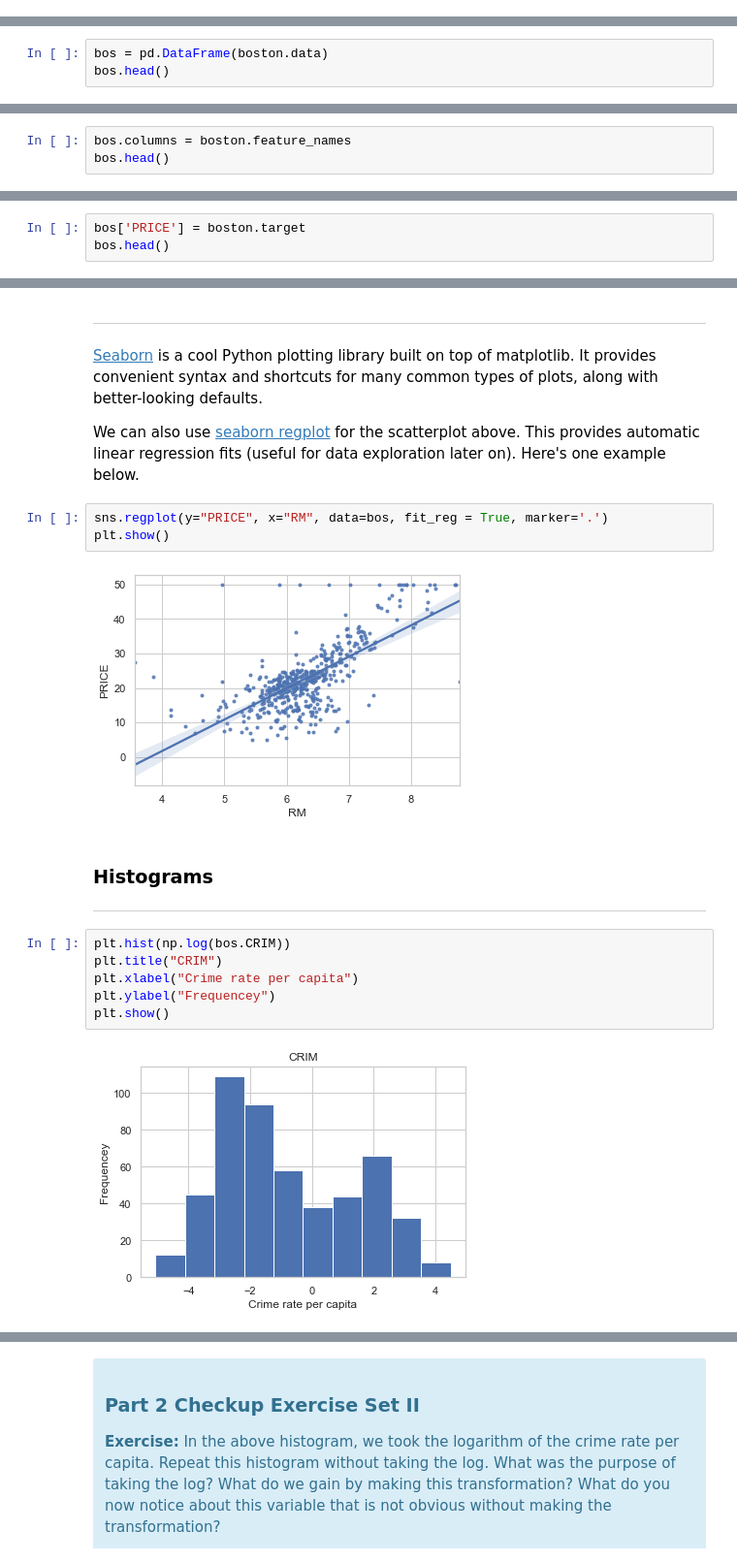
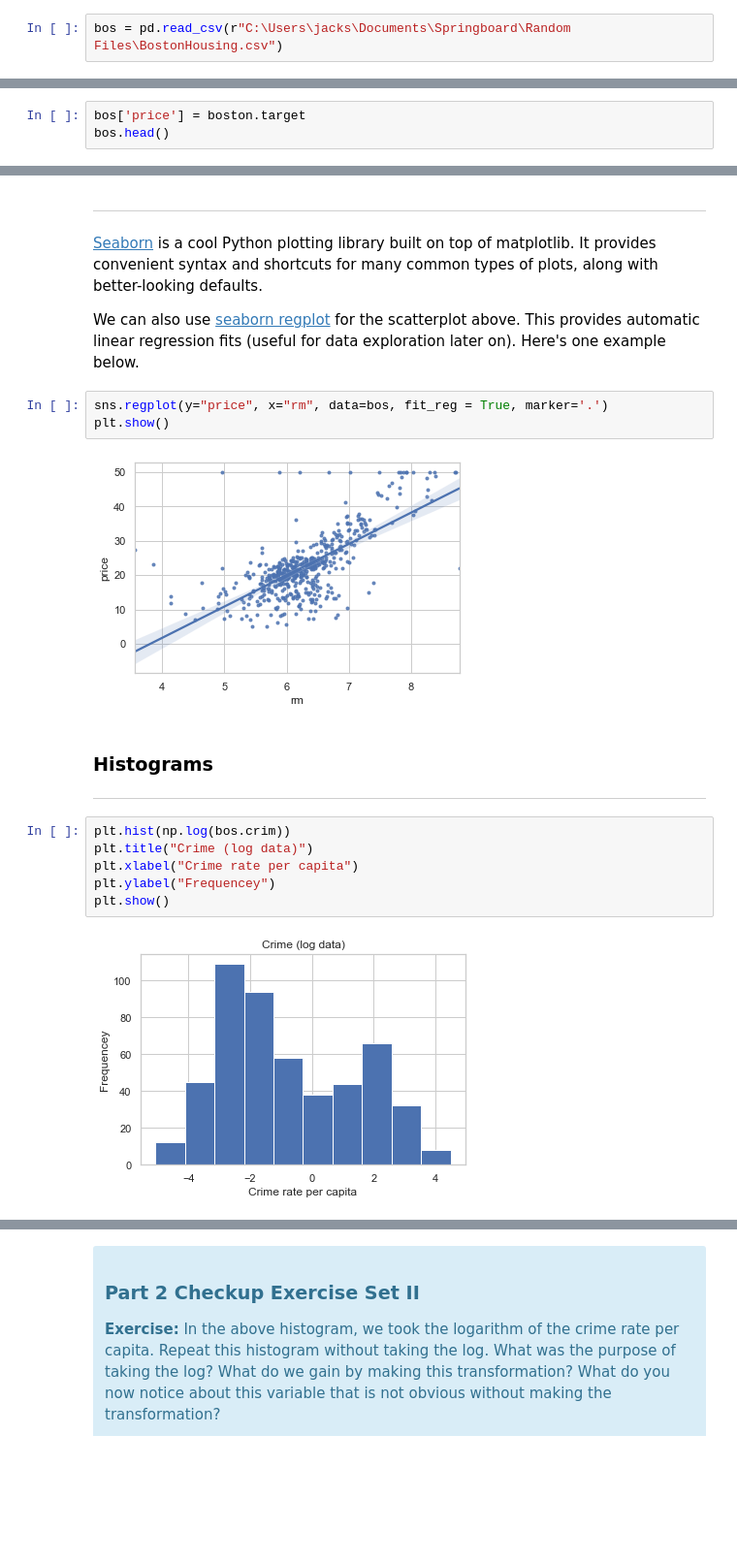
Before and after one commit to jabsneve/Springboard, a Jupyter notebook: Boston Housing Linear Regression/Mini_Project_Linear_Regression.ipynb, the cells around one changed output, grey strips where cells are left out. Shown at 97% size. Drawn from its saved outputs; the diff is of its cells as text; blank space fills up the shorter version.

```diff
--- a/Boston Housing Linear Regression/Mini_Project_Linear_Regression.ipynb
+++ b/Boston Housing Linear Regression/Mini_Project_Linear_Regression.ipynb
@@ -162 +46,3 @@ import pandas as pd
 boston = load_boston()
+# %%
+bos = pd.read_csv(r"C:\Users\jacks\Documents\Springboard\Random Files\BostonHousing.csv")
@@ -200,3 +108,0 @@ Now let's explore the data set itself.
-# %%
-bos = pd.DataFrame(boston.data)
-bos.head()
@@ -212,3 +108,0 @@ There are no column names in the DataFrame. Let's add those.
-# %%
-bos.columns = boston.feature_names
-bos.head()
@@ -230,6 +115,6 @@ print(boston.target.shape)
 # %% [output]
 (506,)
 # %%
-bos['PRICE'] = boston.target
+bos['price'] = boston.target
 bos.head()
 # %% [output]
@@ -316,19 +201,19 @@ plt.show()
 
 We can also use [seaborn regplot](https://stanford.edu/~mwaskom/software/seaborn/tutorial/regression.html#functions-to-draw-linear-regression-models) for the scatterplot above. This provides automatic linear regression fits (useful for data exploration later on). Here's one example below.
 # %%
-sns.regplot(y="PRICE", x="RM", data=bos, fit_reg = True, marker='.')
+sns.regplot(y="price", x="rm", data=bos, fit_reg = True, marker='.')
 plt.show()
 # %% [output]
-[figure, old version]
+[figure, new version]
 # %% [markdown]
 ### Histograms
 ***
 # %%
-plt.hist(np.log(bos.CRIM))
-plt.title("CRIM")
+plt.hist(np.log(bos.crim))
+plt.title("Crime (log data)")
 plt.xlabel("Crime rate per capita")
 plt.ylabel("Frequencey")
 plt.show()
 # %% [output]
-[figure, old version]
+[figure, new version]
 # %%
```
Also changed, not shown: parts of 41 cells of this notebook.
